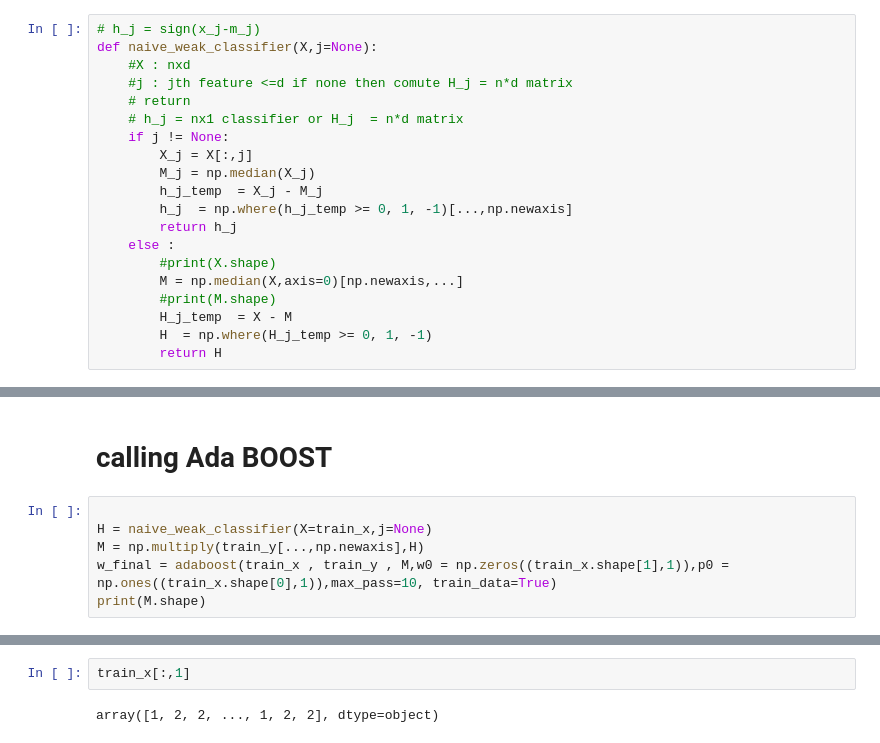
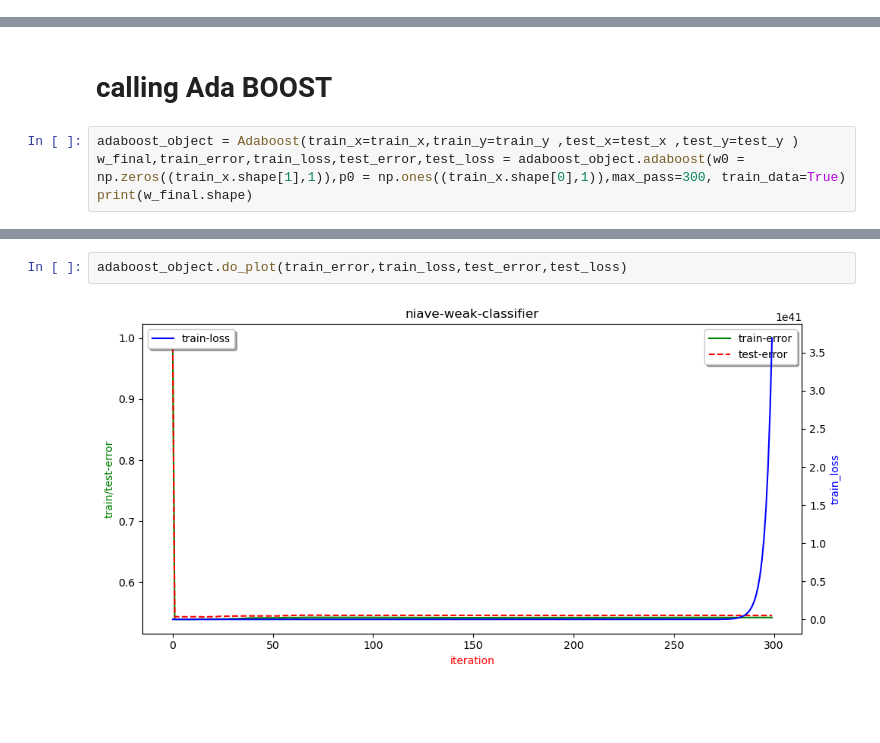
Before and after one commit to prajwalthakur/cs680, a Jupyter notebook: Assignment3/Q3.ipynb, the cells around one changed output, grey strips where cells are left out. Drawn from its saved outputs; the diff is of its cells as text; blank space fills up the shorter version.

Commit message:
parallel-adaboost coded

```diff
--- a/Assignment3/Q3.ipynb
+++ b/Assignment3/Q3.ipynb
@@ -24,22 +24,2 @@ import pdb
 # %% [markdown]
 # weak classifier
-# %%
-# h_j = sign(x_j-m_j)
-def naive_weak_classifier(X,j=None):
-    #X : nxd
-    #j : jth feature <=d if none then comute H_j = n*d matrix
-    # return
-    # h_j = nx1 classifier or H_j  = n*d matrix
-    if j != None:
-        X_j = X[:,j]
-        M_j = np.median(X_j)
-        h_j_temp  = X_j - M_j
-        h_j  = np.where(h_j_temp >= 0, 1, -1)[...,np.newaxis]
-        return h_j
-    else :
-        #print(X.shape)
-        M = np.median(X,axis=0)[np.newaxis,...]
-        #print(M.shape)
-        H_j_temp  = X - M
-        H  = np.where(H_j_temp >= 0, 1, -1)
-        return H
@@ -71,9 +140,7 @@ def adaboost(data , targets , M,w0 ,p0,max_pass=300, train_data=True):
 # %% [markdown]
 # calling Ada BOOST
 # %%
-
-H = naive_weak_classifier(X=train_x,j=None)
-M = np.multiply(train_y[...,np.newaxis],H)
-w_final = adaboost(train_x , train_y , M,w0 = np.zeros((train_x.shape[1],1)),p0 = np.ones((train_x.shape[0],1)),max_pass=10, train_data=True)
-print(M.shape)
+adaboost_object = Adaboost(train_x=train_x,train_y=train_y ,test_x=test_x ,test_y=test_y )
+w_final,train_error,train_loss,test_error,test_loss = adaboost_object.adaboost(w0 = np.zeros((train_x.shape[1],1)),p0 = np.ones((train_x.shape[0],1)),max_pass=300, train_data=True)
+print(w_final.shape)
 # %% [output]
@@ -106,4 +164,4 @@ array([[0.28057797],
-# %%
-train_x[:,1]
-# %% [output]
-array([1, 2, 2, ..., 1, 2, 2], dtype=object)
+# %%
+adaboost_object.do_plot(train_error,train_loss,test_error,test_loss)
+# %% [output]
+[figure, added]
```
Also changed, not shown: parts of 7 cells of this notebook, 2 other files.
